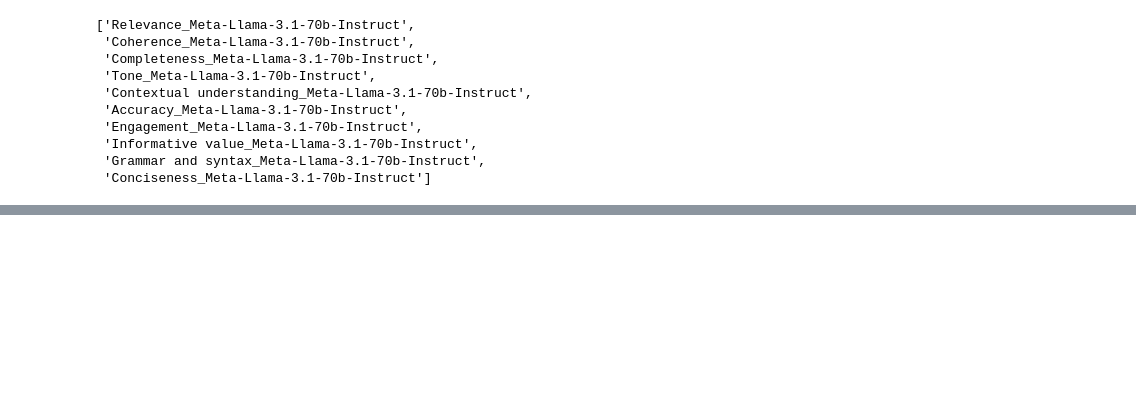
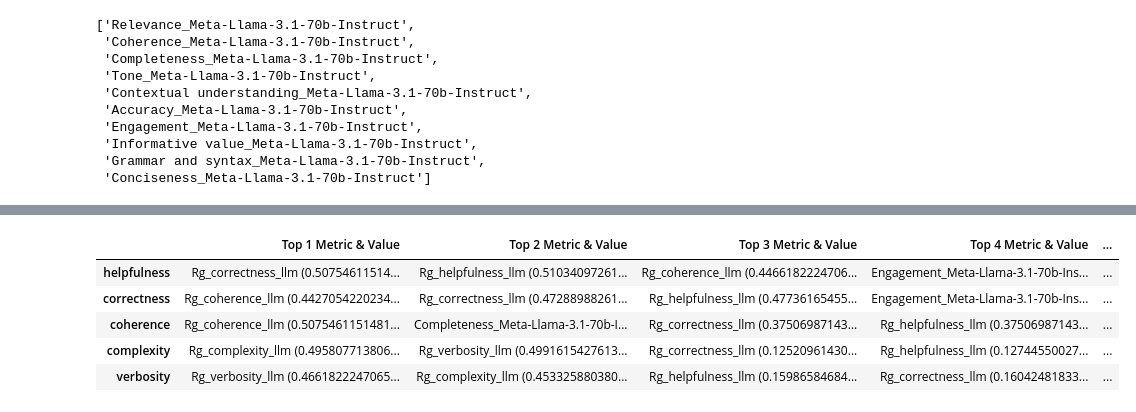
Before and after one commit to SALT-NLP/autometrics, a Jupyter notebook: helpsteer_dspy.ipynb, the cells around one changed output, grey strips where cells are left out. Cells and saved outputs as stored; diff of their text form; code cells hidden in the pictures; blank space fills up the shorter version.

```diff
--- a/helpsteer_dspy.ipynb
+++ b/helpsteer_dspy.ipynb
@@ -97,3 +103,12 @@ display_top_5_metrics_by_validation(dev, test, True)
+# %%
+display_top_5_metrics_by_validation(dev, test, True, calculate_accuracy)
+# %% [output]
+|  | Top 1 Metric & Value | Top 2 Metric & Value | Top 3 Metric & Value | Top 4 Metric & Value | ... |
+| helpfulness | Rg_correctness_llm (0.50754611514... | Rg_helpfulness_llm (0.51034097261... | Rg_coherence_llm (0.4466182224706... | Engagement_Meta-Llama-3.1-70b-Ins... | ... |
+| correctness | Rg_coherence_llm (0.4427054220234... | Rg_correctness_llm (0.47288988261... | Rg_helpfulness_llm (0.47736165455... | Engagement_Meta-Llama-3.1-70b-Ins... | ... |
+| coherence | Rg_coherence_llm (0.5075461151481... | Completeness_Meta-Llama-3.1-70b-I... | Rg_correctness_llm (0.37506987143... | Rg_helpfulness_llm (0.37506987143... | ... |
+| complexity | Rg_complexity_llm (0.495807713806... | Rg_verbosity_llm (0.4991615427613... | Rg_correctness_llm (0.12520961430... | Rg_helpfulness_llm (0.12744550027... | ... |
+| verbosity | Rg_verbosity_llm (0.4661822247065... | Rg_complexity_llm (0.453325880380... | Rg_helpfulness_llm (0.15986584684... | Rg_correctness_llm (0.16042481833... | ... |
 # %%
 for target_column in dataset.target_columns:
     metric = get_top_metric_by_validation(dev, target_column, True)
```
Also changed, not shown: parts of 6 cells of this notebook, 11 other files.
